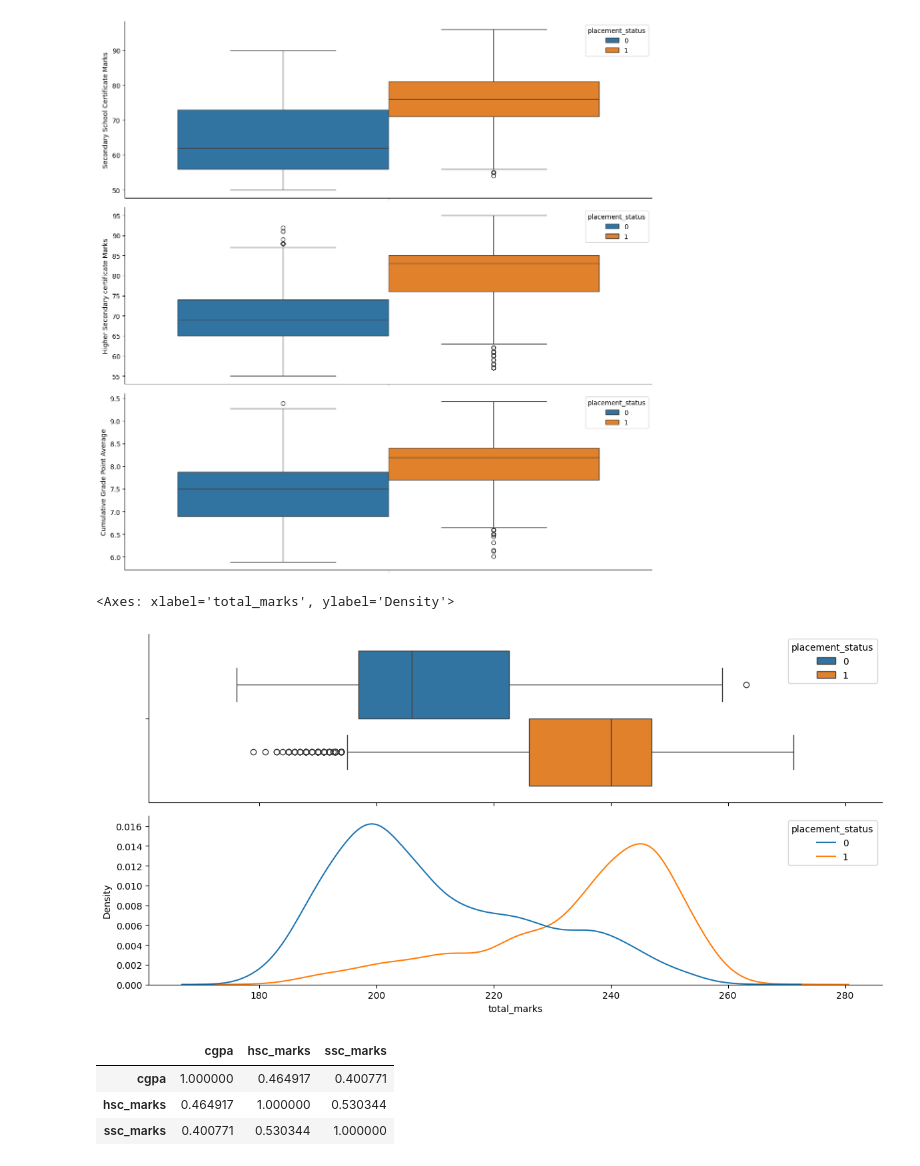
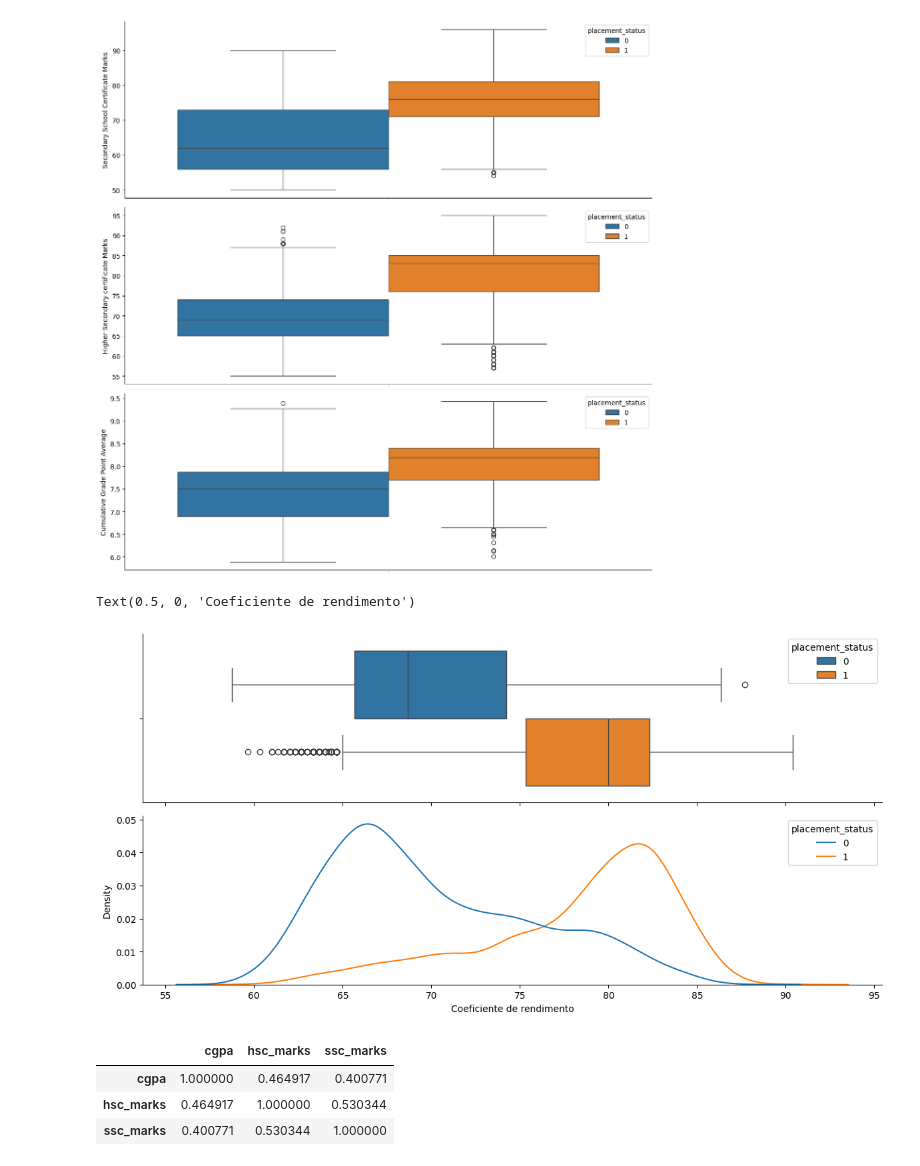
Before and after one commit to Alexandre-Esposte/JobProphet, a Jupyter notebook: notebooks/analise.ipynb, the cells around one changed output. Cells and saved outputs as stored; diff of their text form; code cells hidden in the pictures.

```diff
--- a/notebooks/analise.ipynb
+++ b/notebooks/analise.ipynb
@@ -460,7 +460,7 @@ data.groupby(['placement_status'])[['cgpa','hsc_marks','ssc_marks']].median()
 | 0 | 7.5 | 69.0 | 62.0 |
 | 1 | 8.2 | 83.0 | 76.0 |
 # %%
-data['coeficiente_rendimento'] = (10 * data['cgpa']) + data['hsc_marks'] + data['ssc_marks'] / 3
+data['coeficiente_rendimento'] = ((10 * data['cgpa']) + data['hsc_marks'] + data['ssc_marks']) / 3
 # %%
 fig, ax = plt.subplots(3,1, tight_layout = True, figsize= (12,12))
 sns.kdeplot(data = data, x='cgpa', hue='placement_status', ax = ax[2])
@@ -490,11 +490,13 @@ ax[0].set_ylabel('Secondary School Certificate Marks');
 # %%
 fig, ax = plt.subplots(2, 1, tight_layout = True, sharex= True)
 
-sns.boxplot(data = data, x='total_marks', hue = 'placement_status', ax = ax[0])
-sns.kdeplot(data = data, x='total_marks', hue = 'placement_status', ax = ax[1])
+sns.boxplot(data = data, x='coeficiente_rendimento', hue = 'placement_status', ax = ax[0])
+sns.kdeplot(data = data, x='coeficiente_rendimento', hue = 'placement_status', ax = ax[1])
+
+ax[1].set_xlabel('Coeficiente de rendimento')
 # %% [output]
-<Axes: xlabel='total_marks', ylabel='Density'>
+Text(0.5, 0, 'Coeficiente de rendimento')
-[figure, old version]
+[figure, new version]
 # %%
 data[['cgpa','hsc_marks','ssc_marks']].corr('pearson')
 # %% [output]
```
Also changed, not shown: parts of 10 cells of this notebook.
